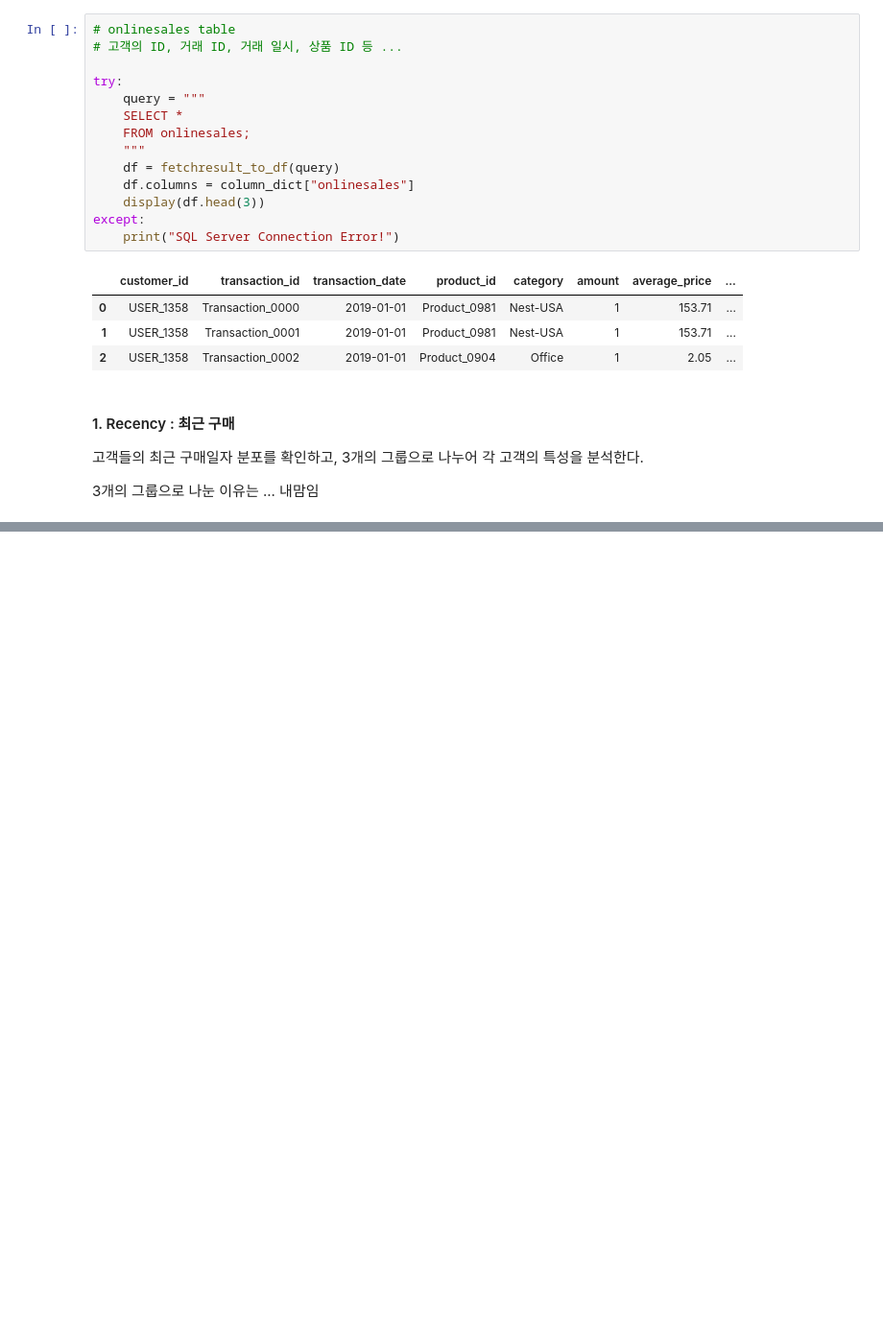
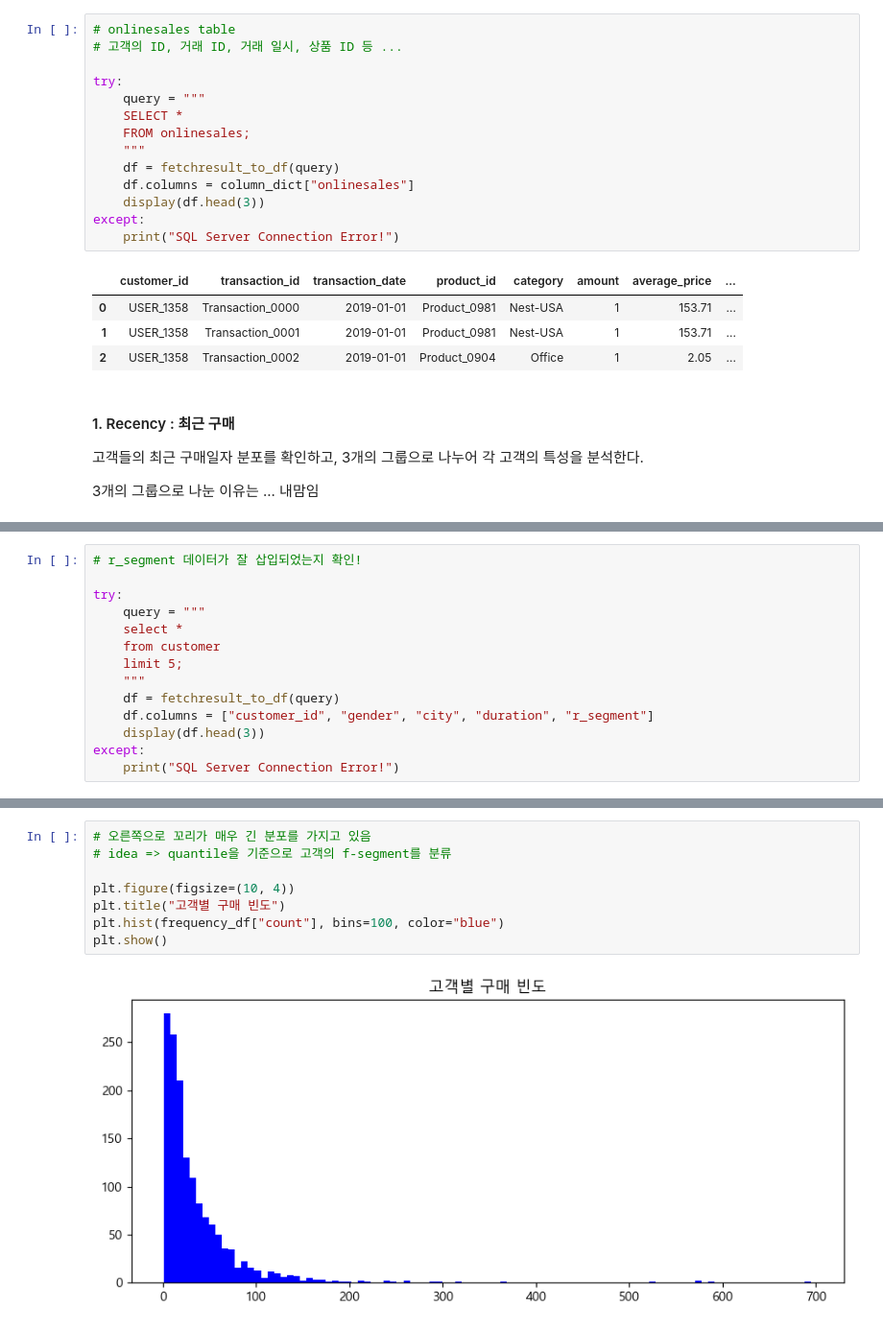
Before and after one commit to 0x106053b/SQL_exercises, a Jupyter notebook: 2.RFM.ipynb, the cells around one changed output, grey strips where cells are left out. Shown: that part at 96% size. Saved outputs shown, nothing was run; the diff lists cells and outputs as text; blank space fills up the shorter version.

```diff
--- a/2.RFM.ipynb
+++ b/2.RFM.ipynb
@@ -199,0 +184,14 @@ plt.show()
+# %%
+# r_segment 데이터가 잘 삽입되었는지 확인!
+
+try:
+    query = """
+    select *
+    from customer
+    limit 5;
+    """
+    df = fetchresult_to_df(query)
+    df.columns = ["customer_id", "gender", "city", "duration", "r_segment"]
+    display(df.head(3))
+except:
+    print("SQL Server Connection Error!")
@@ -199,0 +229,10 @@ plt.show()
+# %%
+# 오른쪽으로 꼬리가 매우 긴 분포를 가지고 있음
+# idea => quantile을 기준으로 고객의 f-segment를 분류
+
+plt.figure(figsize=(10, 4))
+plt.title("고객별 구매 빈도")
+plt.hist(frequency_df["count"], bins=100, color="blue")
+plt.show()
+# %% [output]
+[figure, added]
```
Also changed, not shown: parts of 25 cells of this notebook, 1 other file.
